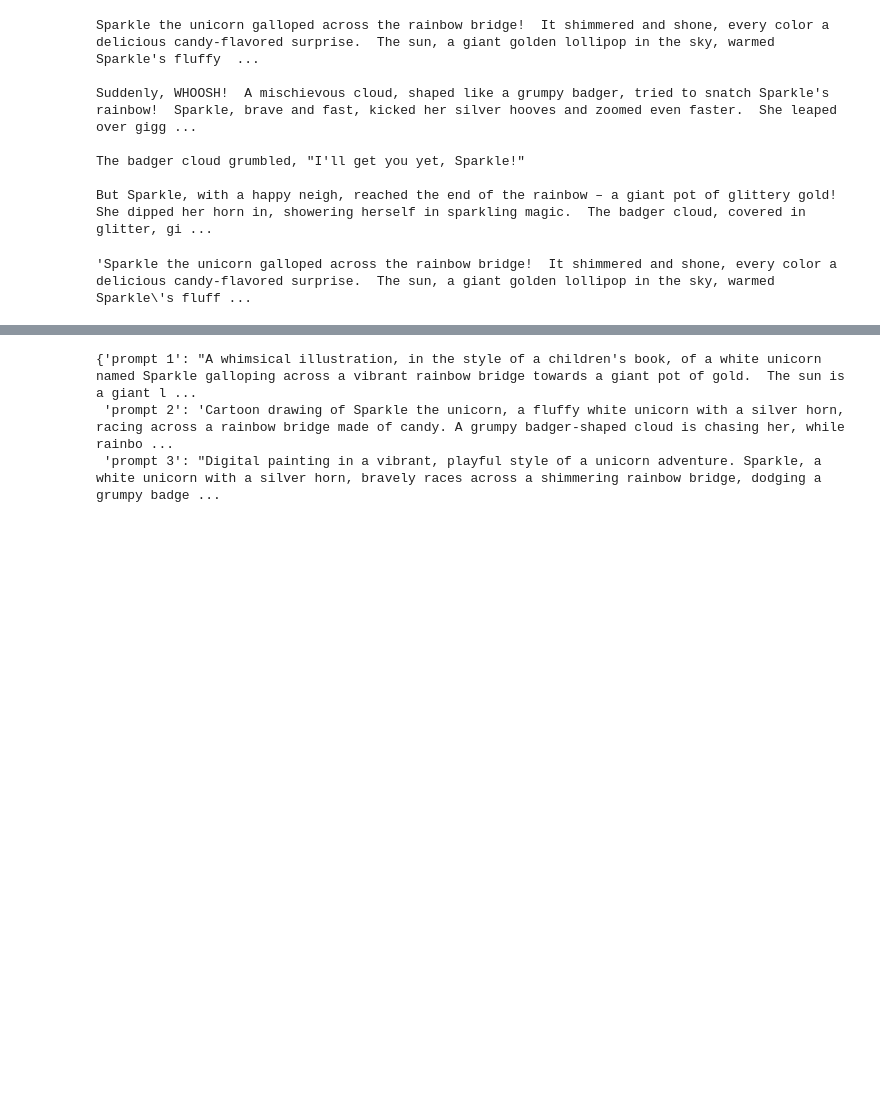
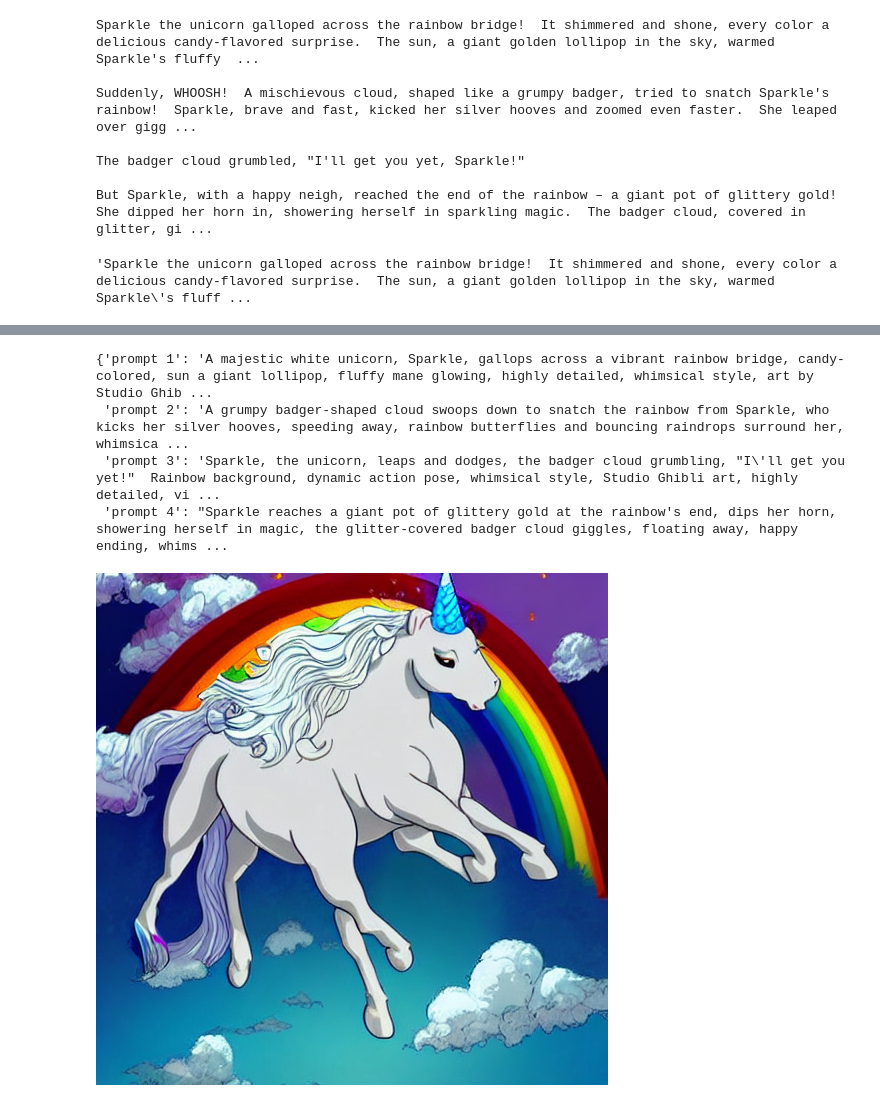
Before and after one commit to tristanpadiou/Story-Generator-with-Image-to-Text-Image-Generation, a Jupyter notebook: model_testing.ipynb, the cells around one changed output, grey strips where cells are left out. Saved outputs shown, nothing was run; the diff lists cells and outputs as text; code cells hidden in the pictures; blank space fills up the shorter version.

```diff
--- a/model_testing.ipynb
+++ b/model_testing.ipynb
@@ -142,13 +146,14 @@ image_prompt_llm=ChatGoogleGenerativeAI(google_api_key=GEMINI_API_KEY, model=GEM
 schemas=[
     ResponseSchema(name='prompt 1', description='the prompt'),
     ResponseSchema(name='prompt 2', description='the prompt'),
-    ResponseSchema(name='prompt 3', description='the prompt')
+    ResponseSchema(name='prompt 3', description='the prompt'),
+    ResponseSchema(name='prompt 4', description='the prompt')
 ]
 
 parser=StructuredOutputParser.from_response_schemas(schemas)
 instructions=parser.get_format_instructions()
 # %%
-query = f' based on this story: {story}. Create 3 prompts for stable diffusion that tells the story with a consistant drawing style'+ '\n\n'+instructions
+query = f' based on this story: {story}. Create 4 prompts for stable diffusion that tells the story in a linear fashion with a consistant drawing style. The prompts have to be a maximum of 77 words long'+ '\n\n'+instructions
 # %%
 result=image_prompt_llm.invoke(query)
 result
@@ -159,6 +164,7 @@ image_prompts = parser.parse(result.content)
 # %%
 image_prompts
 # %% [output]
-{'prompt 1': "A whimsical illustration, in the style of a children's book, of a white unicorn named Sparkle galloping across a vibrant rainbow bridge towards a giant pot of gold.  The sun is a giant l ...
- 'prompt 2': 'Cartoon drawing of Sparkle the unicorn, a fluffy white unicorn with a silver horn, racing across a rainbow bridge made of candy. A grumpy badger-shaped cloud is chasing her, while rainbo ...
- 'prompt 3': "Digital painting in a vibrant, playful style of a unicorn adventure. Sparkle, a white unicorn with a silver horn, bravely races across a shimmering rainbow bridge, dodging a grumpy badge ...
+{'prompt 1': 'A majestic white unicorn, Sparkle, gallops across a vibrant rainbow bridge, candy-colored, sun a giant lollipop, fluffy mane glowing, highly detailed, whimsical style, art by Studio Ghib ...
+ 'prompt 2': 'A grumpy badger-shaped cloud swoops down to snatch the rainbow from Sparkle, who kicks her silver hooves, speeding away, rainbow butterflies and bouncing raindrops surround her, whimsica ...
+ 'prompt 3': 'Sparkle, the unicorn, leaps and dodges, the badger cloud grumbling, "I\'ll get you yet!"  Rainbow background, dynamic action pose, whimsical style, Studio Ghibli art, highly detailed, vi ...
+ 'prompt 4': "Sparkle reaches a giant pot of glittery gold at the rainbow's end, dips her horn, showering herself in magic, the glitter-covered badger cloud giggles, floating away, happy ending, whims ...
@@ -173,3 +175,7 @@ for i in image_prompts.keys():
 
   image = pipe(image_prompts[i]).images[0]
   images.append(image)
+# %%
+images[0]
+# %% [output]
+[figure, added]
```
Also changed, not shown: parts of 8 cells of this notebook.
